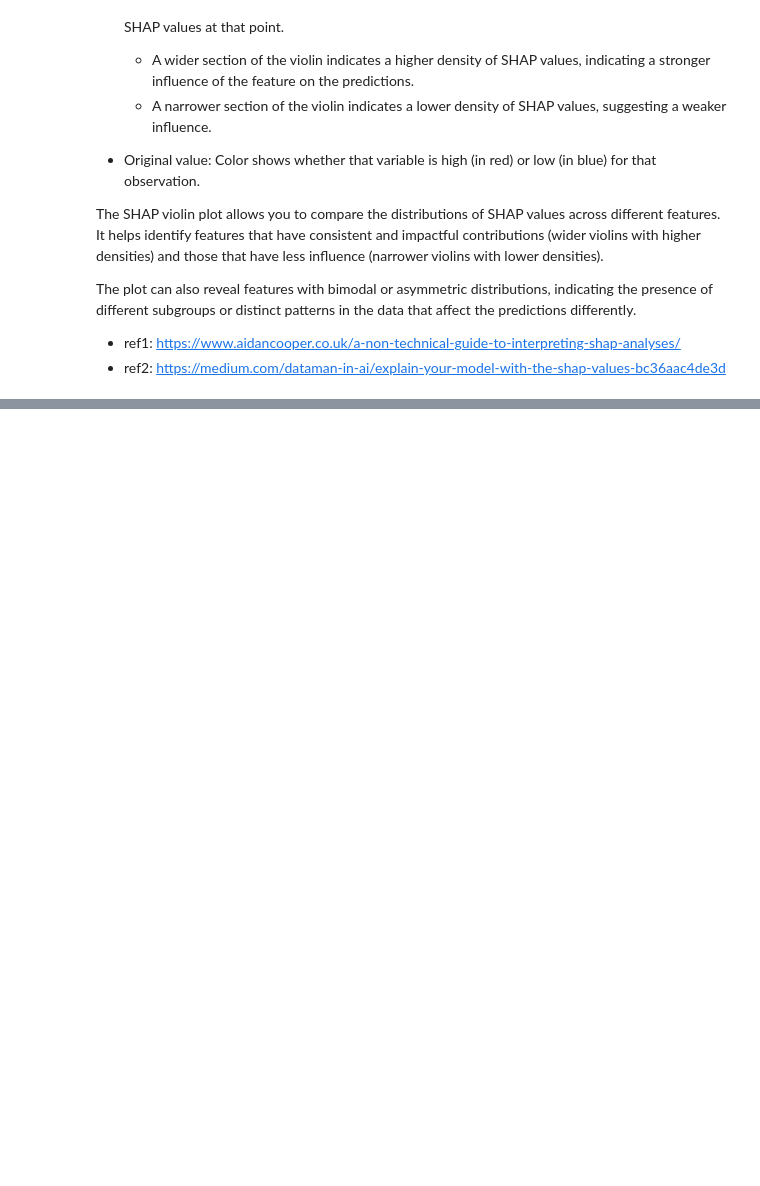
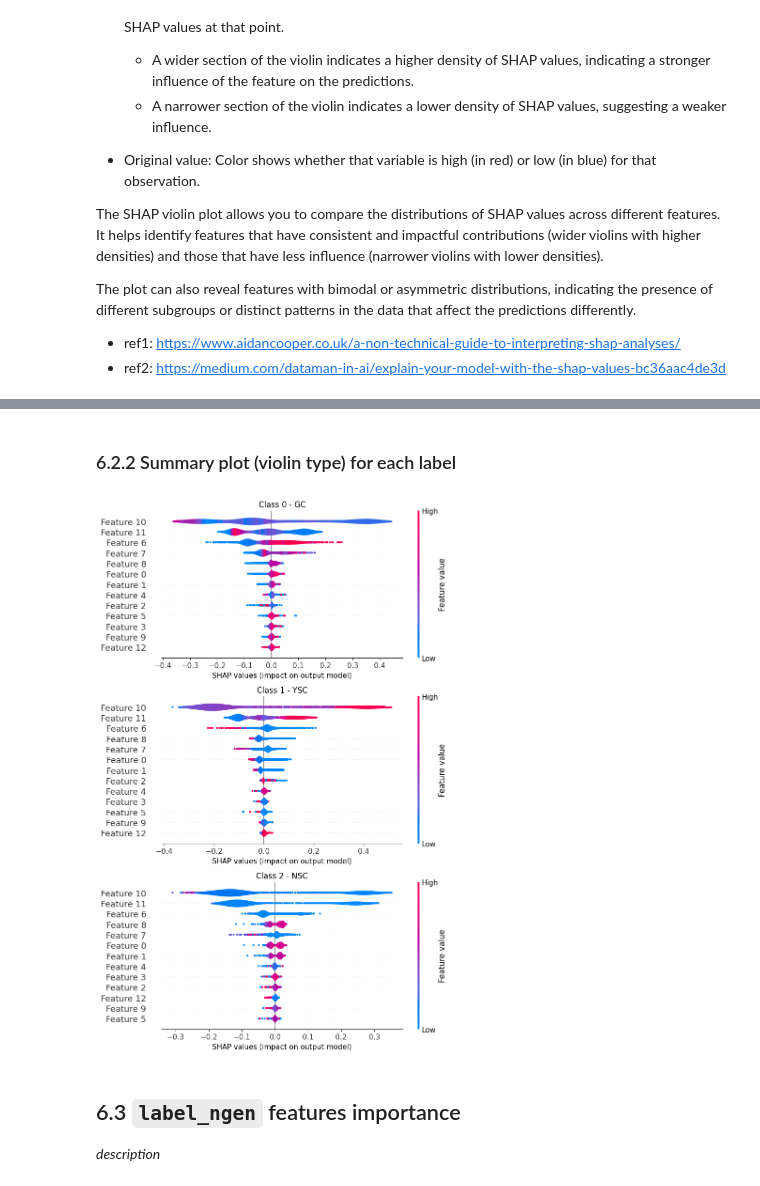
Before and after one commit to Berto70/hm_bbh, a Jupyter notebook: group_07_2324.ipynb, the cells around one changed output, grey strips where cells are left out. Cells and saved outputs as stored; diff of their text form; code cells hidden in the pictures; blank space fills up the shorter version.

```diff
--- a/group_07_2324.ipynb
+++ b/group_07_2324.ipynb
@@ -834,0 +854,9 @@ The plot can also reveal features with bimodal or asymmetric distributions, indi
+# %% [markdown]
+### 6.2.2 Summary plot (violin type) for each label
+# %%
+h.plot_shap_violin(shap_values=lab_shap_values, data=X_test_lab_RF, X=X_lab_RF, n_sample=None)
+# %% [output]
+[figure, added]
+# %% [markdown]
+## 6.3 `label_ngen` features importance
+*description*
```
Also changed, not shown: parts of 13 cells of this notebook.
